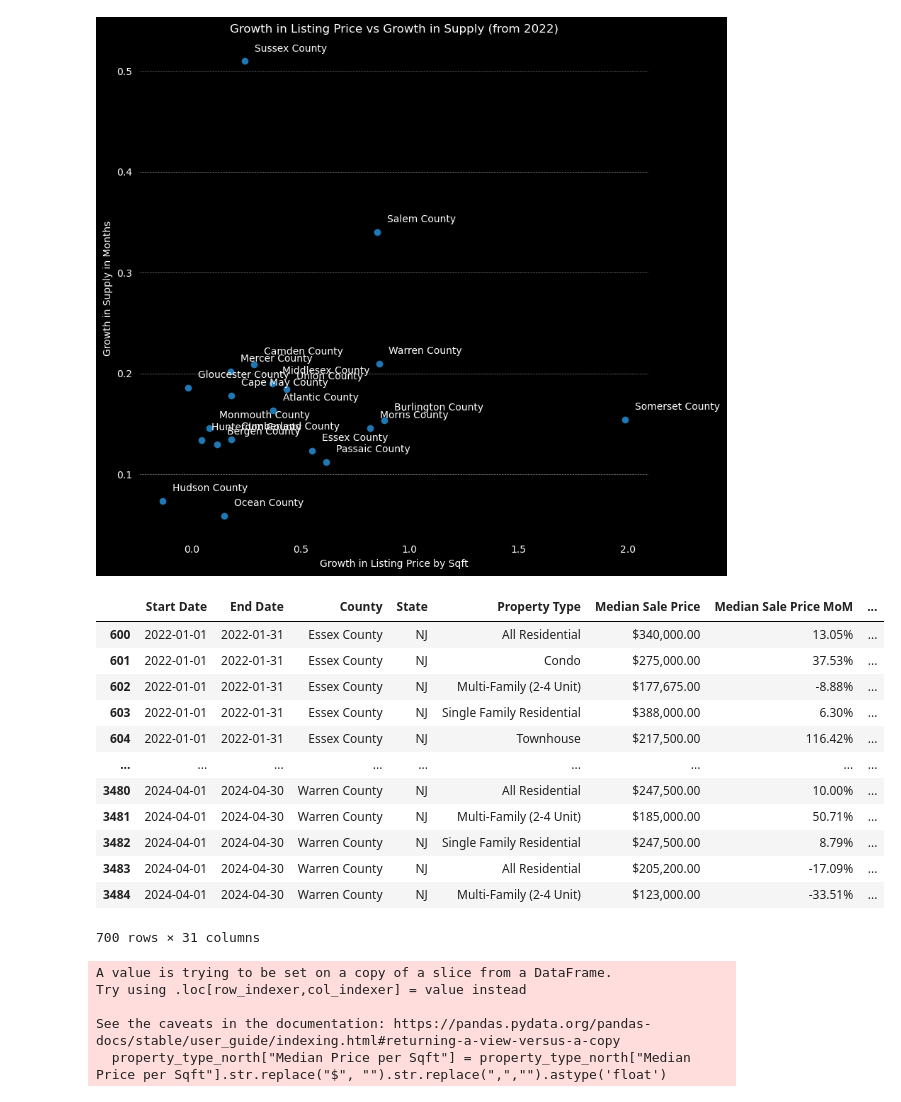
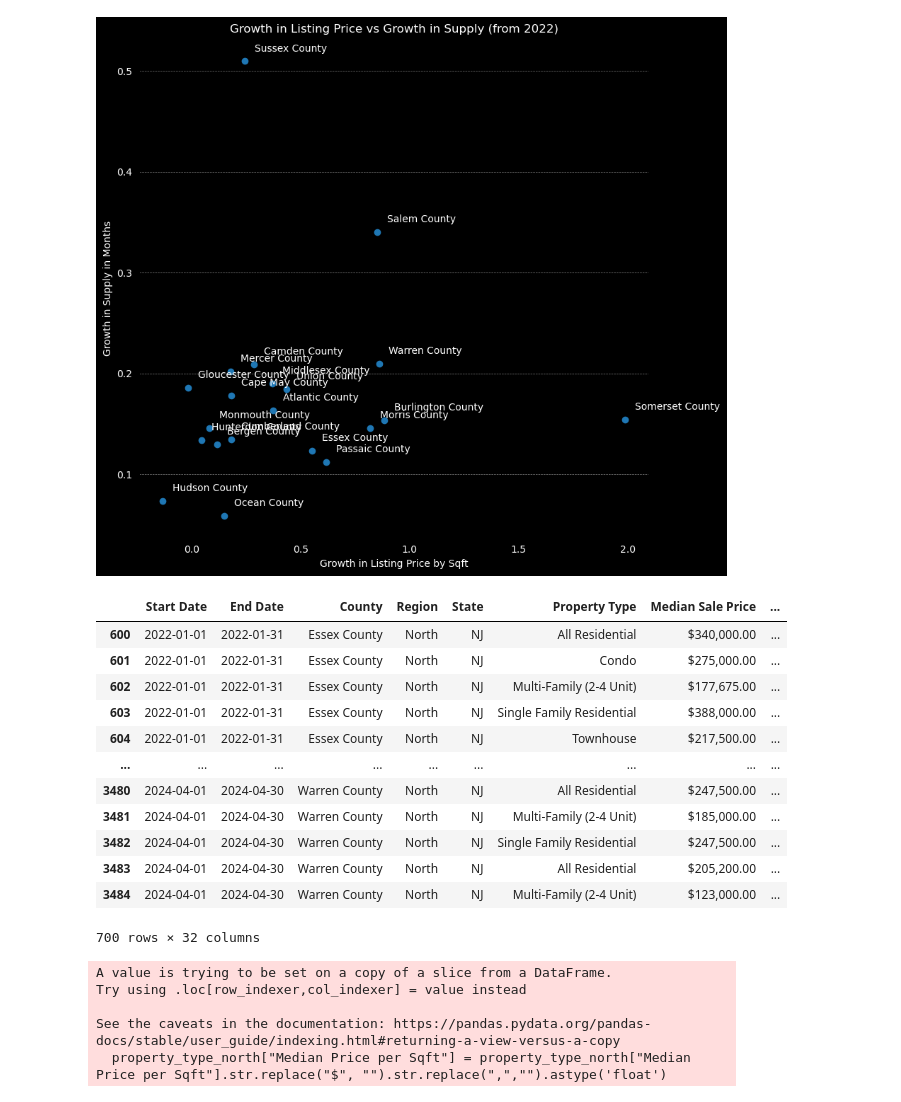
Before and after one commit to NKW14/Project_1_RUT_DATA, a Jupyter notebook: Noah Welgoss/noah_welgoss_analysis.ipynb, the cells around one changed output. Saved outputs shown, nothing was run; the diff lists cells and outputs as text; code cells hidden in the pictures.

```diff
--- a/Project 1 code/Project1_growth.ipynb
+++ b/Noah Welgoss/noah_welgoss_analysis.ipynb
@@ -4,7 +4,7 @@ import numpy as np
 import matplotlib.pyplot as plt
 from scipy import stats
 # %%
-csvpath = ("Base_Data.csv")
+csvpath = ("../Resources//Base_Data.csv")
 
 df = pd.read_csv(csvpath)
 
@@ -243,29 +243,29 @@ plt.show()
 # %% [output]
 [figure]
 # %%
-csvpath_n = ("northern_county_market.csv")
+csvpath_n = ("../Resources/northern_county_market.csv")
 
 df_north = pd.read_csv(csvpath_n)
 df_north['Start Date'] = pd.to_datetime(df['Start Date'])
 df_north['End Date'] = pd.to_datetime(df['End Date'])
 start_date = pd.Timestamp('2022-01-01')
 filtered_data_north = df_north[df_north['Start Date'] >= start_date]
 
 filtered_data_north
 # %% [output]
-|  | Start Date | End Date | County | State | Property Type | Median Sale Price | Median Sale Price MoM | ... |
-| 600 | 2022-01-01 | 2022-01-31 | Essex County | NJ | All Residential | $340,000.00 | 13.05% | ... |
-| 601 | 2022-01-01 | 2022-01-31 | Essex County | NJ | Condo | $275,000.00 | 37.53% | ... |
-| 602 | 2022-01-01 | 2022-01-31 | Essex County | NJ | Multi-Family (2-4 Unit) | $177,675.00 | -8.88% | ... |
-| 603 | 2022-01-01 | 2022-01-31 | Essex County | NJ | Single Family Residential | $388,000.00 | 6.30% | ... |
-| 604 | 2022-01-01 | 2022-01-31 | Essex County | NJ | Townhouse | $217,500.00 | 116.42% | ... |
+|  | Start Date | End Date | County | Region | State | Property Type | Median Sale Price | ... |
+| 600 | 2022-01-01 | 2022-01-31 | Essex County | North | NJ | All Residential | $340,000.00 | ... |
+| 601 | 2022-01-01 | 2022-01-31 | Essex County | North | NJ | Condo | $275,000.00 | ... |
+| 602 | 2022-01-01 | 2022-01-31 | Essex County | North | NJ | Multi-Family (2-4 Unit) | $177,675.00 | ... |
+| 603 | 2022-01-01 | 2022-01-31 | Essex County | North | NJ | Single Family Residential | $388,000.00 | ... |
+| 604 | 2022-01-01 | 2022-01-31 | Essex County | North | NJ | Townhouse | $217,500.00 | ... |
 | ... | ... | ... | ... | ... | ... | ... | ... | ... |
-| 3480 | 2024-04-01 | 2024-04-30 | Warren County | NJ | All Residential | $247,500.00 | 10.00% | ... |
-| 3481 | 2024-04-01 | 2024-04-30 | Warren County | NJ | Multi-Family (2-4 Unit) | $185,000.00 | 50.71% | ... |
-| 3482 | 2024-04-01 | 2024-04-30 | Warren County | NJ | Single Family Residential | $247,500.00 | 8.79% | ... |
-| 3483 | 2024-04-01 | 2024-04-30 | Warren County | NJ | All Residential | $205,200.00 | -17.09% | ... |
-| 3484 | 2024-04-01 | 2024-04-30 | Warren County | NJ | Multi-Family (2-4 Unit) | $123,000.00 | -33.51% | ... |
+| 3480 | 2024-04-01 | 2024-04-30 | Warren County | North | NJ | All Residential | $247,500.00 | ... |
+| 3481 | 2024-04-01 | 2024-04-30 | Warren County | North | NJ | Multi-Family (2-4 Unit) | $185,000.00 | ... |
+| 3482 | 2024-04-01 | 2024-04-30 | Warren County | North | NJ | Single Family Residential | $247,500.00 | ... |
+| 3483 | 2024-04-01 | 2024-04-30 | Warren County | North | NJ | All Residential | $205,200.00 | ... |
+| 3484 | 2024-04-01 | 2024-04-30 | Warren County | North | NJ | Multi-Family (2-4 Unit) | $123,000.00 | ... |
-700 rows × 31 columns
+700 rows × 32 columns
 # %%
 property_type_north= filtered_data_north[["Start Date","County","Property Type", "Median Price per Sqft", "New Listings", "Months of Supply"]]
 property_type_north["Median Price per Sqft"] = property_type_north["Median Price per Sqft"].str.replace("$", "").str.replace(",","").astype('float')
```
Also changed, not shown: parts of 5 cells of this notebook, 7 other files.
